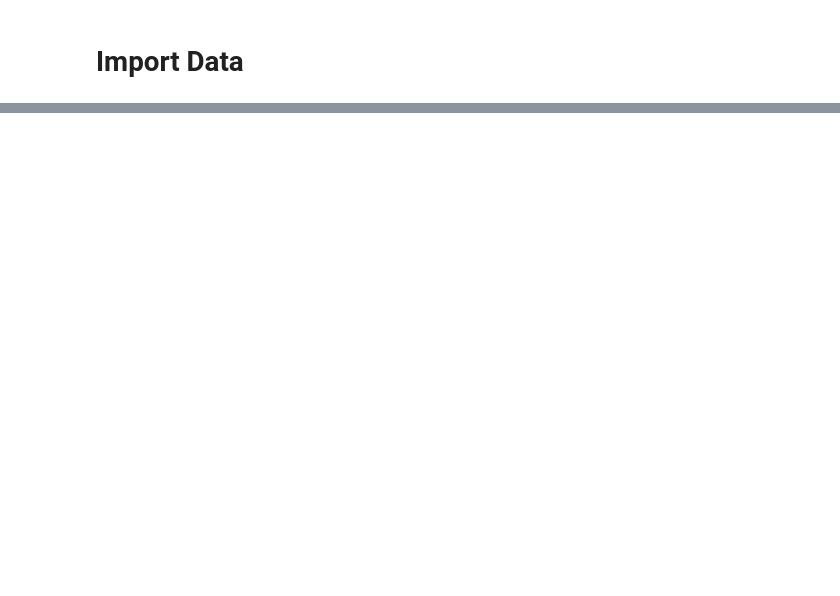
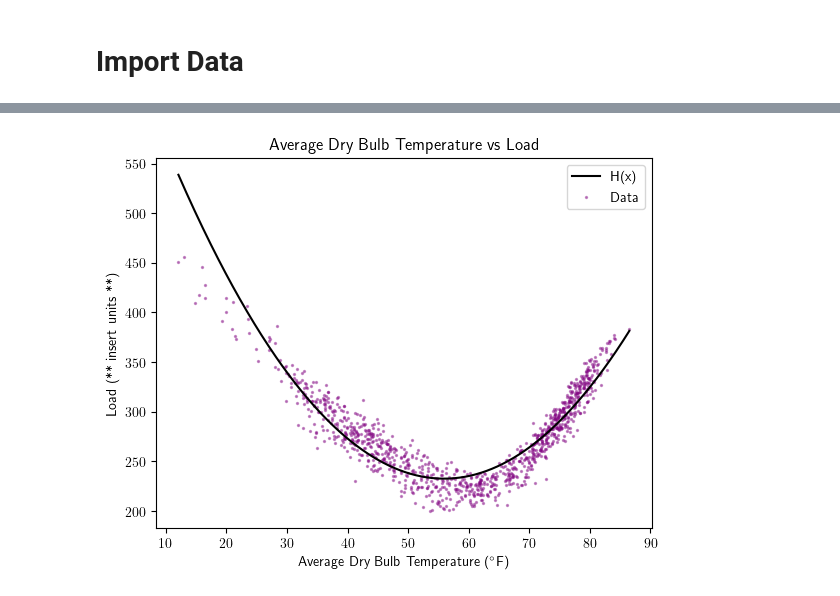
Before and after one commit to jakekosakoff/Physics-139-Final, a Jupyter notebook: Final Project Code/Regression.ipynb, the cells around one changed output, grey strips where cells are left out. Drawn from its saved outputs; the diff is of its cells as text; code cells hidden in the pictures; blank space fills up the shorter version.

```diff
--- a/Final Project Code/Regression.ipynb
+++ b/Final Project Code/Regression.ipynb
@@ -32,0 +134,18 @@ X_train_val, X_test, y_train_val, y_test = train_test_split(X, y, test_size=0.1,
+# %%
+w0 = quad.intercept_
+w1 = quad.coef_[0]
+w2 = quad.coef_[1]
+
+bulb_x = np.linspace(np.min(bulb), np.max(bulb), 500)
+h = w0 + w1 * bulb_x + w2 * bulb_x ** 2
+
+plt.plot(bulb_x, h, color = 'k', label = 'H(x)')
+plt.scatter(bulb, load, color = 'purple', alpha = 0.4, s = 2, label = 'Data')
+plt.xlabel(r'Average Dry Bulb Temperature ($^{\circ}$F)')
+plt.ylabel('Load (** insert units **)')
+plt.title('Average Dry Bulb Temperature vs Load')
+plt.legend()
+plt.savefig("AvgDB_Load_Quad.png")
+plt.show()
+# %% [output]
+[figure, added]
```
Also changed, not shown: parts of 26 cells of this notebook.
